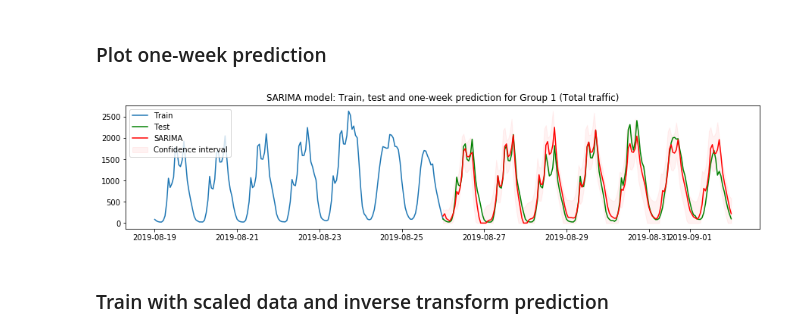
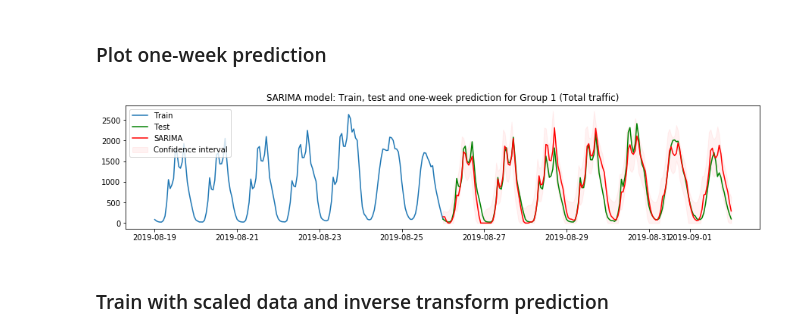
Before and after one commit to khairulomar/Melbourne_pedestrian, a Jupyter notebook: Melbourne_pedestrian.ipynb, the cells around one changed output. Saved outputs shown, nothing was run; the diff lists cells and outputs as text; code cells hidden in the pictures.

```diff
--- a/Melbourne_pedestrian.ipynb
+++ b/Melbourne_pedestrian.ipynb
@@ -1066,20 +1066,20 @@ def predict_sarima(model, data, scaler, test_start, train_plot_weeks, test_plot_
     return pred, pc_upper, pc_lower, data_train, data_test
 # %%
 # Assign parameters for scaled data
-model, data, scaler, test_start = sarima_minmax, dfs[1], minmaxscaler, test_start
+model, data, scaler, test_start = sarima, dfs[1], None, test_start
 pred0, pc_upper0, pc_lower0, train, test = predict_sarima(model, data, scaler, test_start, 1, 1)
 
 # Visualize train, test and prediction to calc prediction
 fig, ax = plt.subplots(figsize=(15,3))
 plt.plot(train, label='Train')
 plt.plot(test, label='Test', c='g')
 plt.plot(pred0.clip(0), label='SARIMA', c='r')
 plt.fill_between(test.index, pc_upper0, pc_lower0.clip(0), color='r', alpha=.05, label='Confidence interval');
 plt.legend(loc='upper left')
 ax.set_title('SARIMA model: Train, test and one-week prediction for Group 1 (Total traffic)')
 plt.show()
 # %% [output]
-[figure, old version]
+[figure, new version]
 # %% [markdown]
 ### Train with scaled data and inverse transform prediction
 # %% [markdown]
```
Also changed, not shown: parts of 3 cells of this notebook.
